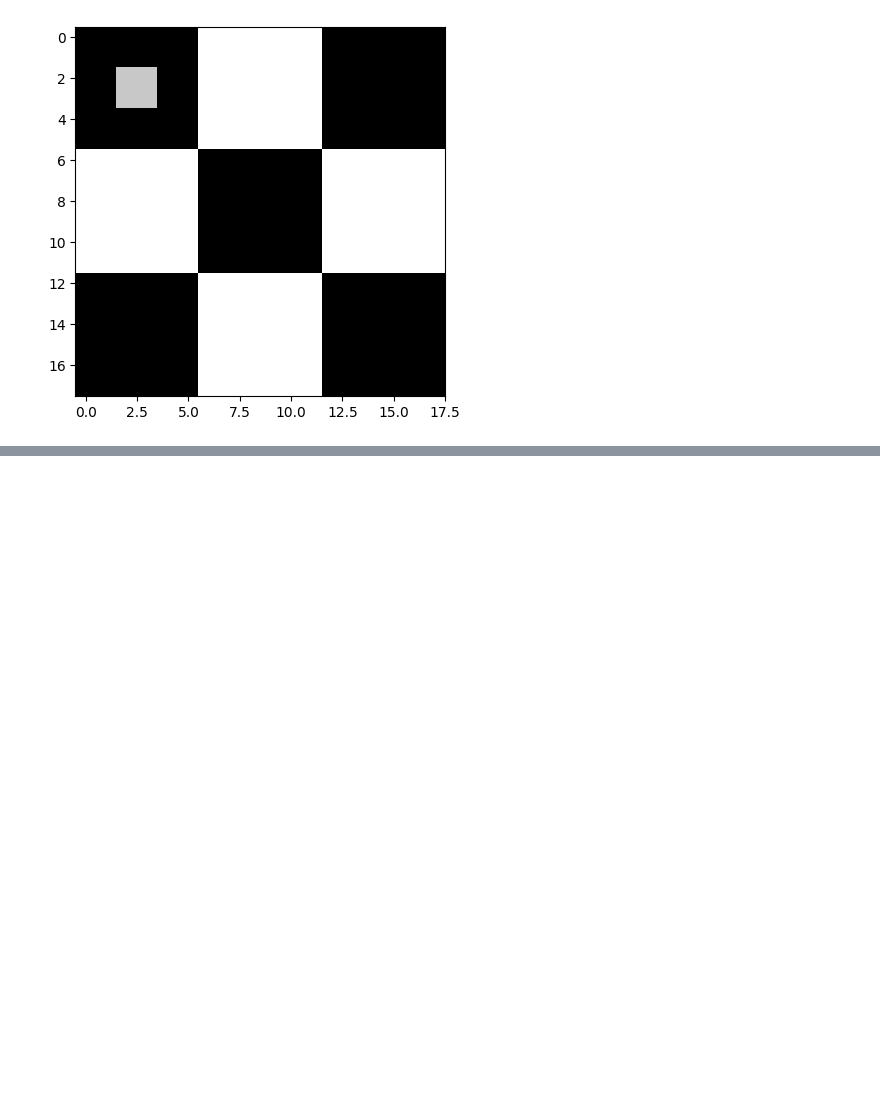
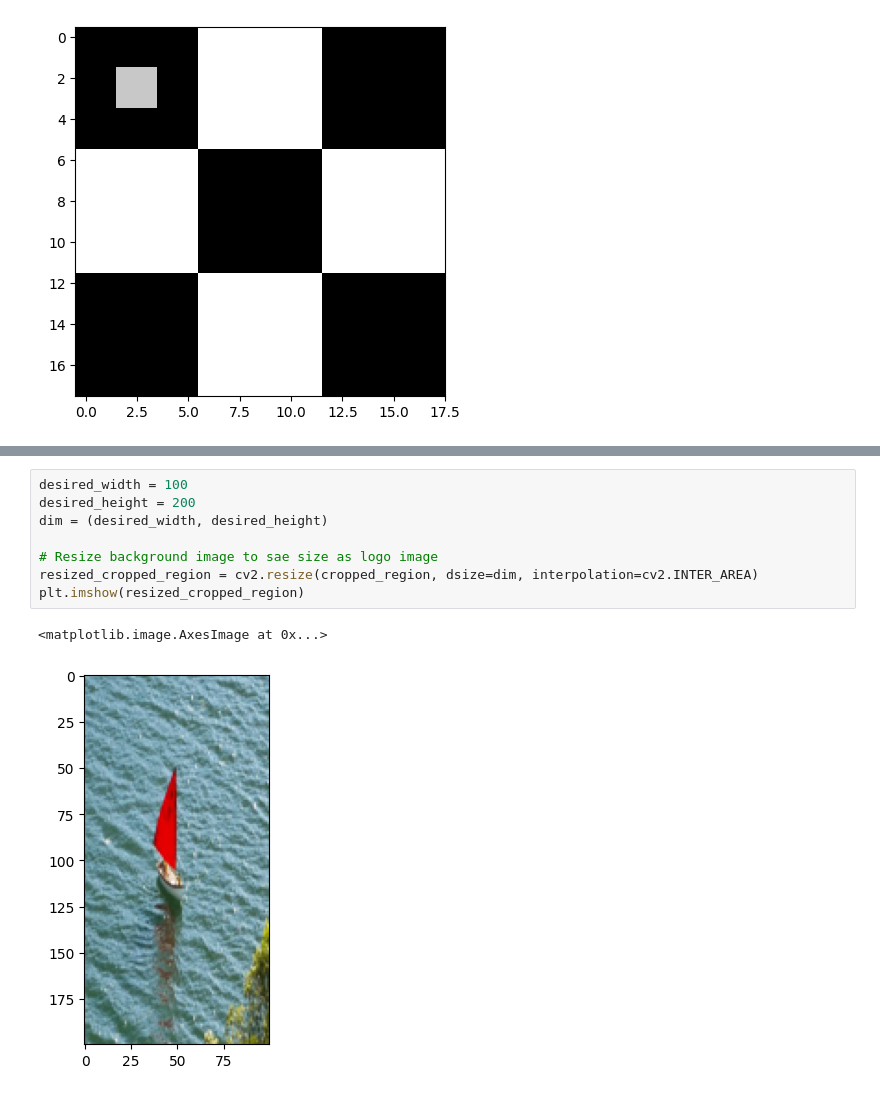
Before and after one commit to Nuralam30/dipWithPython, a Jupyter notebook: image processing/02_Basic_Image_Manipulation/image_manipulation.ipynb, the cells around one changed output, grey strips where cells are left out. Cells and saved outputs as stored; diff of their text form; blank space fills up the shorter version.

```diff
--- a/image processing/02_Basic_Image_Manipulation/image_manipulation.ipynb
+++ b/image processing/02_Basic_Image_Manipulation/image_manipulation.ipynb
@@ -66,0 +87,11 @@ print(cb_img_copy)
+# %%
+desired_width = 100
+desired_height = 200
+dim = (desired_width, desired_height)
+
+# Resize background image to sae size as logo image
+resized_cropped_region = cv2.resize(cropped_region, dsize=dim, interpolation=cv2.INTER_AREA)
+plt.imshow(resized_cropped_region)
+# %% [output]
+<matplotlib.image.AxesImage at 0x...>
+[figure, added]
```
Also changed, not shown: parts of 5 cells of this notebook.
